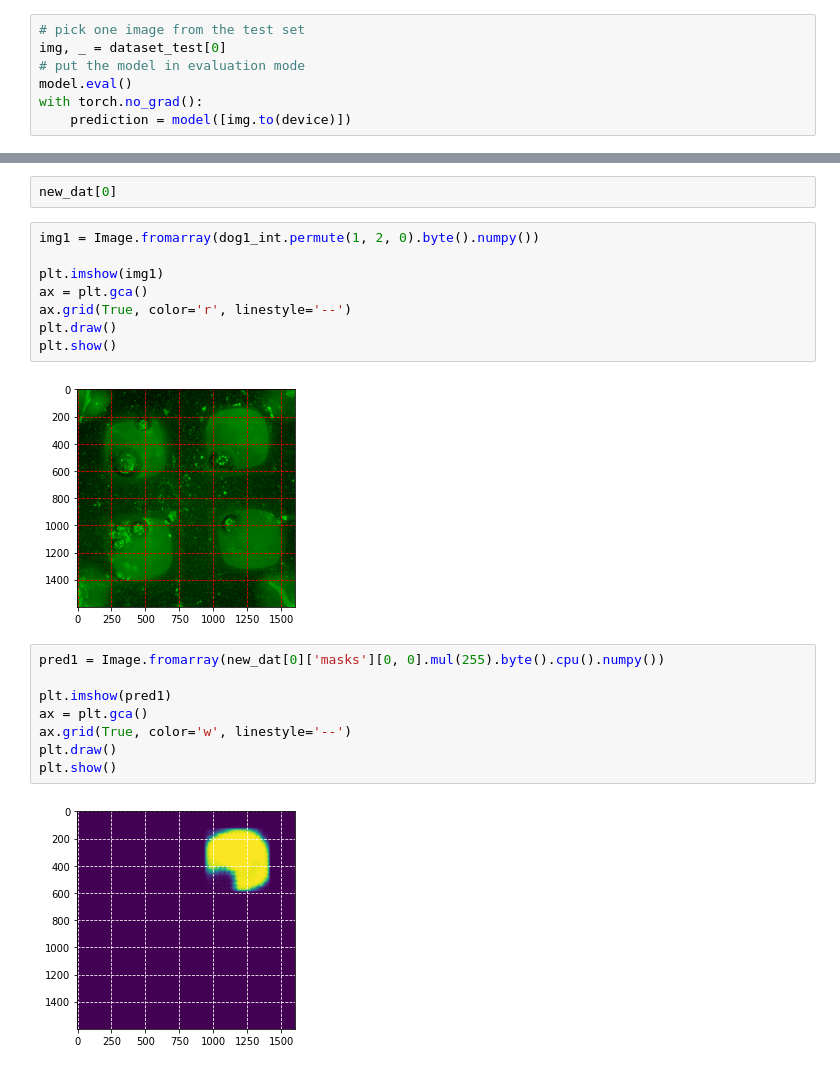
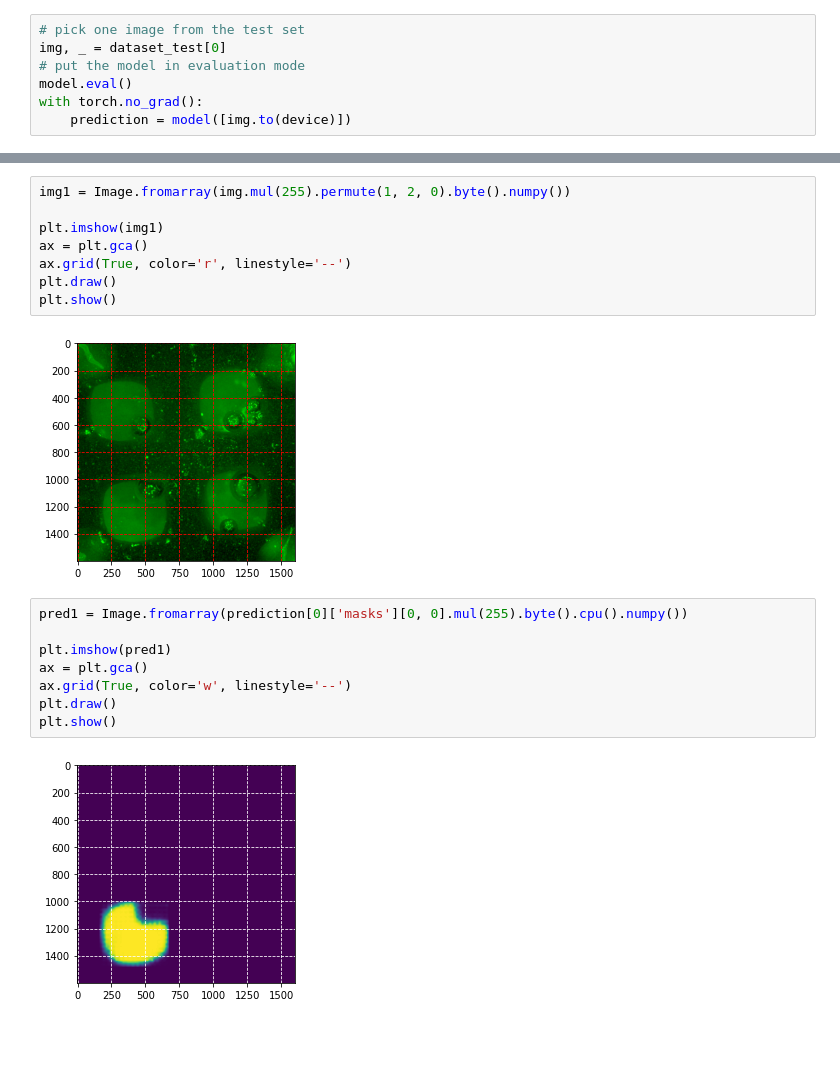
Before and after one commit to ncsu-landscape-dynamics/LAMP_assay_automation, a Jupyter notebook: Working_pytorch_instance_imseg_ccrop.ipynb, the cells around one changed output, grey strips where cells are left out. Saved outputs shown, nothing was run; the diff lists cells and outputs as text; blank space fills up the shorter version.

```diff
--- a/Working_pytorch_instance_imseg_ccrop.ipynb
+++ b/Working_pytorch_instance_imseg_ccrop.ipynb
@@ -350,17 +286,15 @@ new_dat = model(batch)
-# %%
-new_dat[0]
 # %%
-img1 = Image.fromarray(dog1_int.permute(1, 2, 0).byte().numpy())
+img1 = Image.fromarray(img.mul(255).permute(1, 2, 0).byte().numpy())
 
 plt.imshow(img1)
 ax = plt.gca()
 ax.grid(True, color='r', linestyle='--')
 plt.draw()
 plt.show()
 # %% [output]
-[figure, old version]
+[figure, new version]
 # %%
-pred1 = Image.fromarray(new_dat[0]['masks'][0, 0].mul(255).byte().cpu().numpy())
+pred1 = Image.fromarray(prediction[0]['masks'][0, 0].mul(255).byte().cpu().numpy())
 
 plt.imshow(pred1)
 ax = plt.gca()
@@ -368,5 +302,5 @@ ax.grid(True, color='w', linestyle='--')
 plt.draw()
 plt.show()
 # %% [output]
-[figure, old version]
+[figure, new version]
 # %%
```
Also changed, not shown: parts of 21 cells of this notebook.
